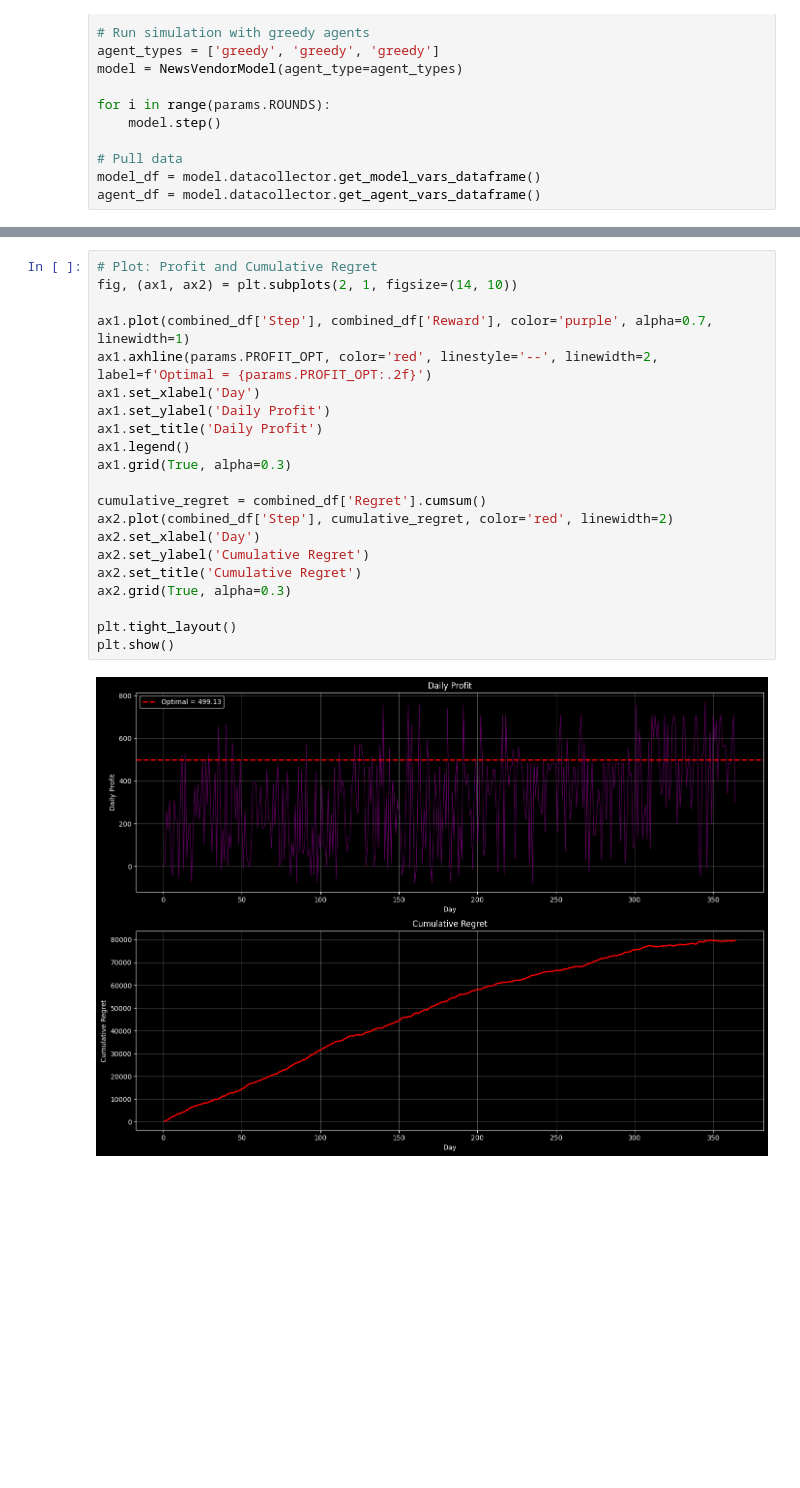
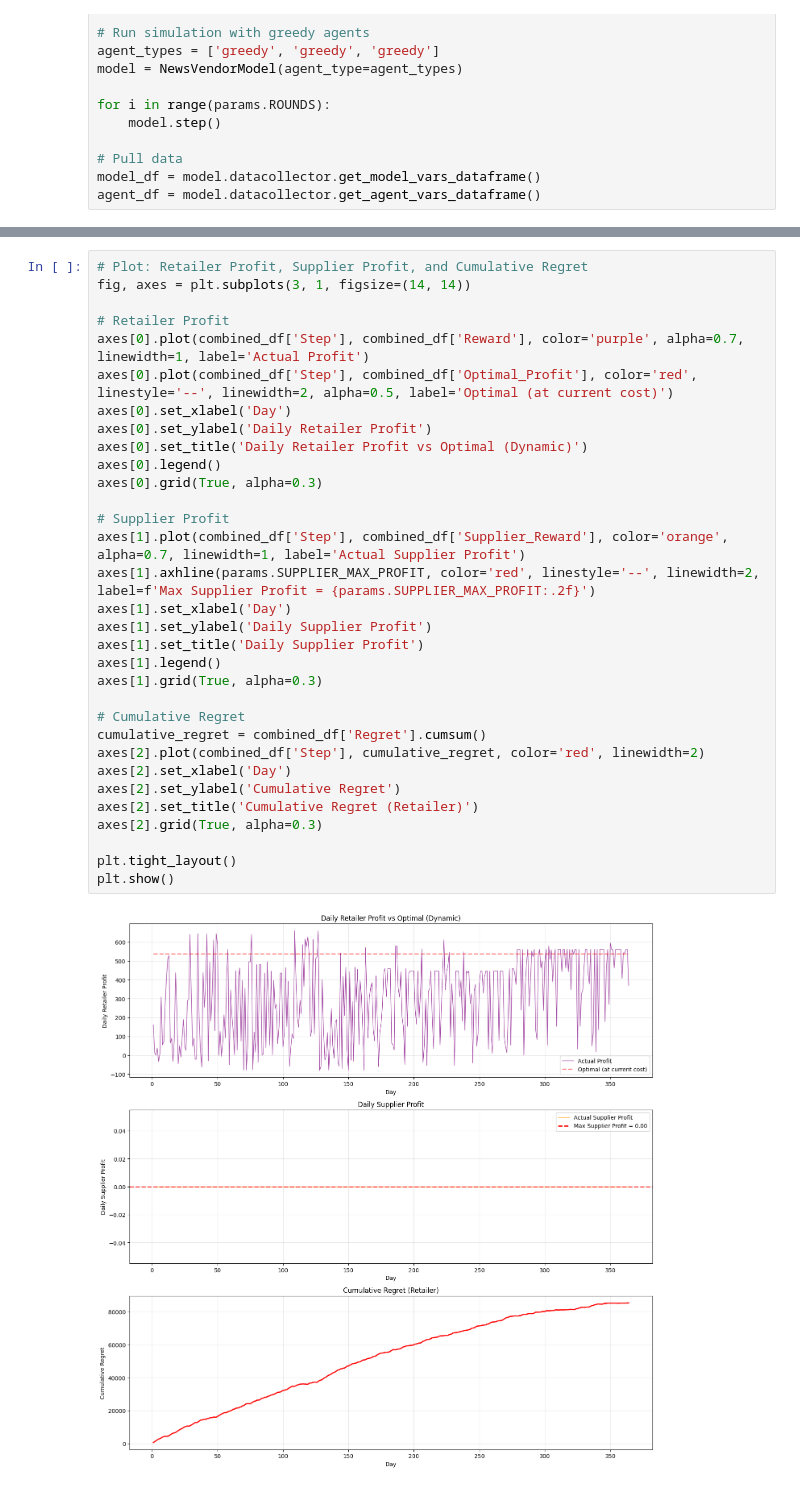
Before and after one commit to utkuyagci/AISCM-Final-Project, a Jupyter notebook: execute.ipynb, the cells around one changed output, grey strips where cells are left out. Saved outputs shown, nothing was run; the diff lists cells and outputs as text; blank space fills up the shorter version.

```diff
--- a/execute.ipynb
+++ b/execute.ipynb
@@ -103,24 +125,35 @@ plt.show()
 # %%
-# Plot: Profit and Cumulative Regret
-fig, (ax1, ax2) = plt.subplots(2, 1, figsize=(14, 10))
+# Plot: Retailer Profit, Supplier Profit, and Cumulative Regret
+fig, axes = plt.subplots(3, 1, figsize=(14, 14))
 
-ax1.plot(combined_df['Step'], combined_df['Reward'], color='purple', alpha=0.7, linewidth=1)
-ax1.axhline(params.PROFIT_OPT, color='red', linestyle='--', linewidth=2, label=f'Optimal = {params.PROFIT_OPT:.2f}')
-ax1.set_xlabel('Day')
-ax1.set_ylabel('Daily Profit')
-ax1.set_title('Daily Profit')
-ax1.legend()
-ax1.grid(True, alpha=0.3)
+# Retailer Profit
+axes[0].plot(combined_df['Step'], combined_df['Reward'], color='purple', alpha=0.7, linewidth=1, label='Actual Profit')
+axes[0].plot(combined_df['Step'], combined_df['Optimal_Profit'], color='red', linestyle='--', linewidth=2, alpha=0.5, label='Optimal (at current cost)')
+axes[0].set_xlabel('Day')
+axes[0].set_ylabel('Daily Retailer Profit')
+axes[0].set_title('Daily Retailer Profit vs Optimal (Dynamic)')
+axes[0].legend()
+axes[0].grid(True, alpha=0.3)
 
+# Supplier Profit
+axes[1].plot(combined_df['Step'], combined_df['Supplier_Reward'], color='orange', alpha=0.7, linewidth=1, label='Actual Supplier Profit')
+axes[1].axhline(params.SUPPLIER_MAX_PROFIT, color='red', linestyle='--', linewidth=2, label=f'Max Supplier Profit = {params.SUPPLIER_MAX_PROFIT:.2f}')
+axes[1].set_xlabel('Day')
+axes[1].set_ylabel('Daily Supplier Profit')
+axes[1].set_title('Daily Supplier Profit')
+axes[1].legend()
+axes[1].grid(True, alpha=0.3)
+
+# Cumulative Regret
 cumulative_regret = combined_df['Regret'].cumsum()
-ax2.plot(combined_df['Step'], cumulative_regret, color='red', linewidth=2)
-ax2.set_xlabel('Day')
-ax2.set_ylabel('Cumulative Regret')
-ax2.set_title('Cumulative Regret')
-ax2.grid(True, alpha=0.3)
+axes[2].plot(combined_df['Step'], cumulative_regret, color='red', linewidth=2)
+axes[2].set_xlabel('Day')
+axes[2].set_ylabel('Cumulative Regret')
+axes[2].set_title('Cumulative Regret (Retailer)')
+axes[2].grid(True, alpha=0.3)
 
 plt.tight_layout()
 plt.show()
 # %% [output]
-[figure, old version]
+[figure, new version]
 # %%
```
Also changed, not shown: parts of 5 cells of this notebook, 3 other files.
